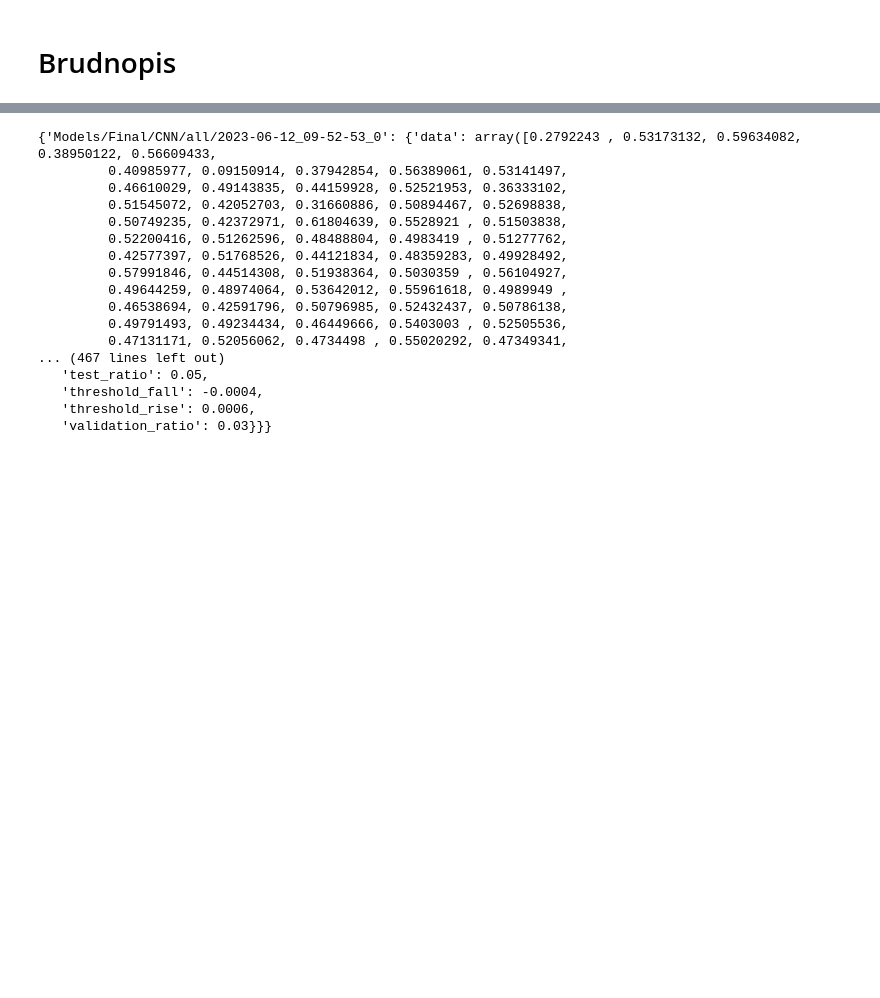
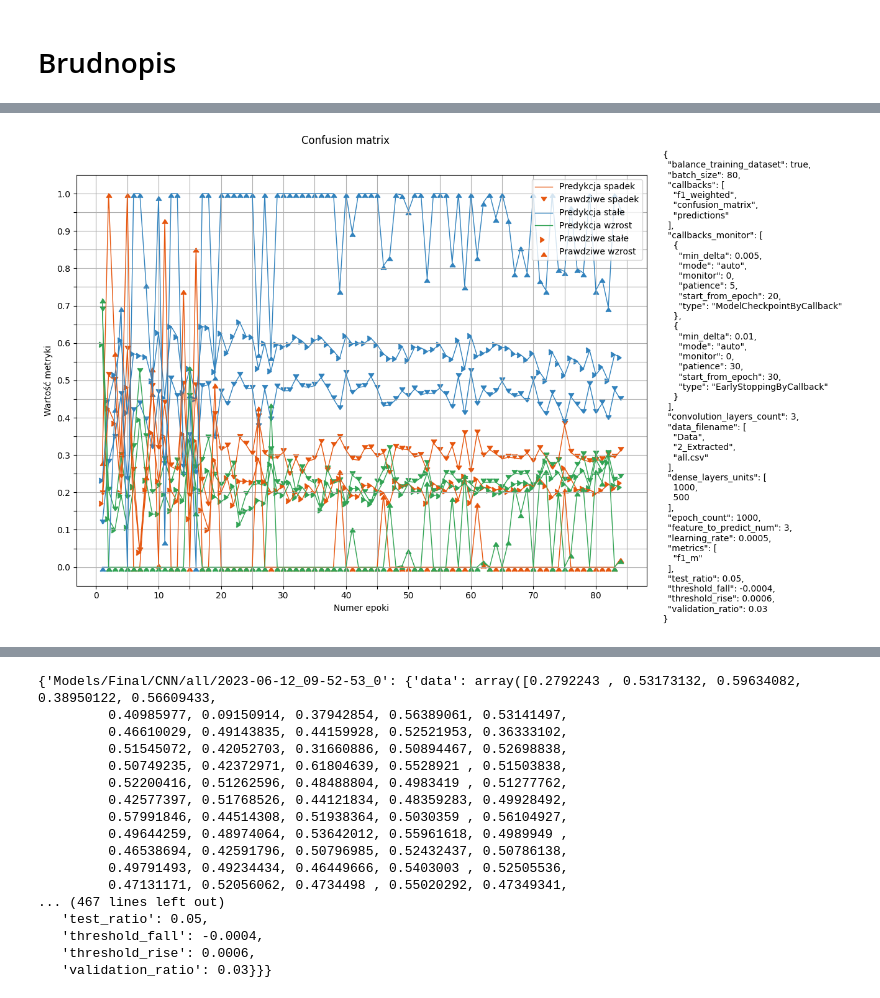
Before and after one commit to B4rtko/Inzynierka, a Jupyter notebook: visualize.ipynb, the cells around one changed output, grey strips where cells are left out. Drawn from its saved outputs; the diff is of its cells as text; code cells hidden in the pictures; blank space fills up the shorter version.

```diff
--- a/visualize.ipynb
+++ b/visualize.ipynb
@@ -161,0 +480,83 @@ for ds in case_dirs_cdt.keys():
+# %%
+metric = "f_weighted_validation"
+metric = "confusion_matrix_validation"
+
+model = "cnn"
+dataset = "all"
+title = "Confusion matrix"
+
+_case_dirs = case_dirs_cnn if model == "cnn" else case_dirs_cdt
+_case_dirs = _case_dirs[dataset]
+_case_dirs = {
+    k: {
+        "data": _case_dirs[k][metric],
+        "config": _case_dirs[k]["config"],
+    } for k in _case_dirs.keys()
+}
+
+for k in _case_dirs.keys():
+    _plot_label_config_store = []
+
+    d = _case_dirs[k]
+    t = json.dumps(d["config"], sort_keys=True, indent=2)
+    y_matrix = d["data"]
+    y_matrix_freq = y_matrix / y_matrix[0].sum(axis=1).reshape((-1,1))
+
+    x = range(1, y_matrix_freq.shape[0]+1)
+
+
+    fig = plt.figure(figsize=(10, 8))
+    fig.suptitle(title)
+
+
+    ax = fig.add_subplot()
+    x_tics = np.arange(0, len(x) + 11, 5)
+    ax.set_xticks(x_tics)
+    ax.set_xticklabels([round(t, 2) if i%2==0 else "" for i, t in enumerate(x_tics)])
+    ax.set_xlabel("Numer epoki")
+
+    # ax.set_ylim(0, 1)
+    y_tics = np.arange(0, 1.05, 0.05)
+    ax.set_yticks(y_tics)
+    ax.set_yticklabels([round(t, 2) if i%2==0 else "" for i, t in enumerate(y_tics)])
+    ax.set_ylabel("Wartość metryki")
+
+    ax.grid(axis="both")
+
+    for row in range(y_matrix_freq.shape[1]):
+        for col in range(y_matrix_freq.shape[2]):
+            y = y_matrix_freq[:, row, col]
+
+            if (0, col) not in _plot_label_config_store:
+                _plot_label_config_store.append((0, col))
+                _label = cm_label_dict[(0, col)]
+            else:
+                _label = None
+            ax.plot(x, y, linewidth=1,
+                    c=cm_color_dict[col],
+                    label=_label)
+
+            if (1, row) not in _plot_label_config_store:
+                _plot_label_config_store.append((1, row))
+                _label = cm_label_dict[(1, row)]
+            else:
+                _label = None
+            ax.scatter(x, y,
+                       marker=cm_marker_dict[row],
+                       c=cm_color_dict[col],
+                       label=_label)
+
+    ax.legend()
+    fig.text(1.01, 0, t, ha='left', wrap=False)
+
+    fig.tight_layout()
+    fig.subplots_adjust(top=0.9)
+
+    # path_to_save = os.path.join("tmp_plots", model, dataset, metric, "_".join(k.split(os.sep)) + ".png")
+    # os.makedirs(os.path.dirname(path_to_save), exist_ok=True)
+    # fig.savefig(path_to_save, bbox_inches='tight')
+
+    # plt.close()
+    break
+# %% [output]
+[figure, added]
```
Also changed, not shown: parts of 22 cells of this notebook.
